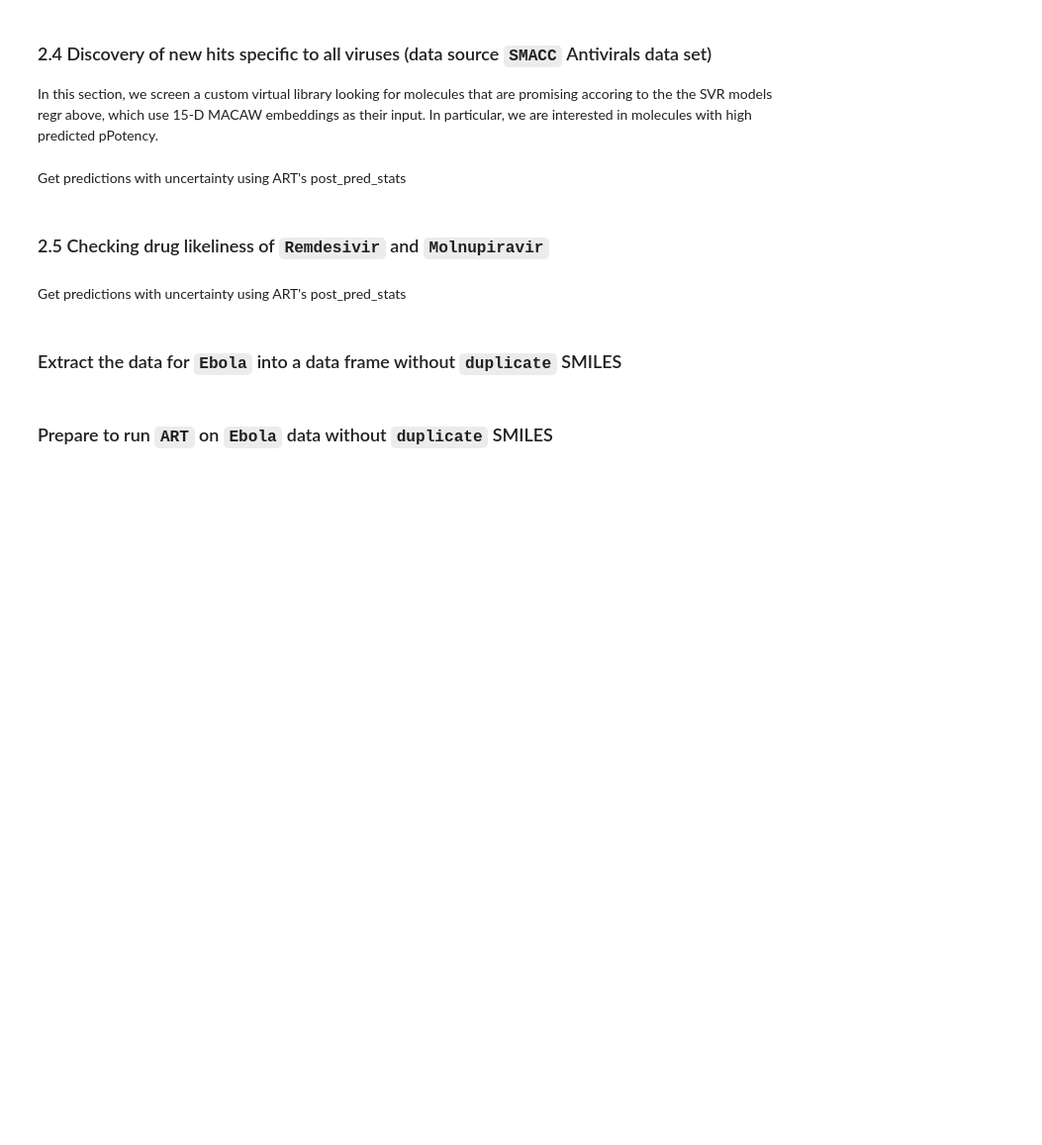
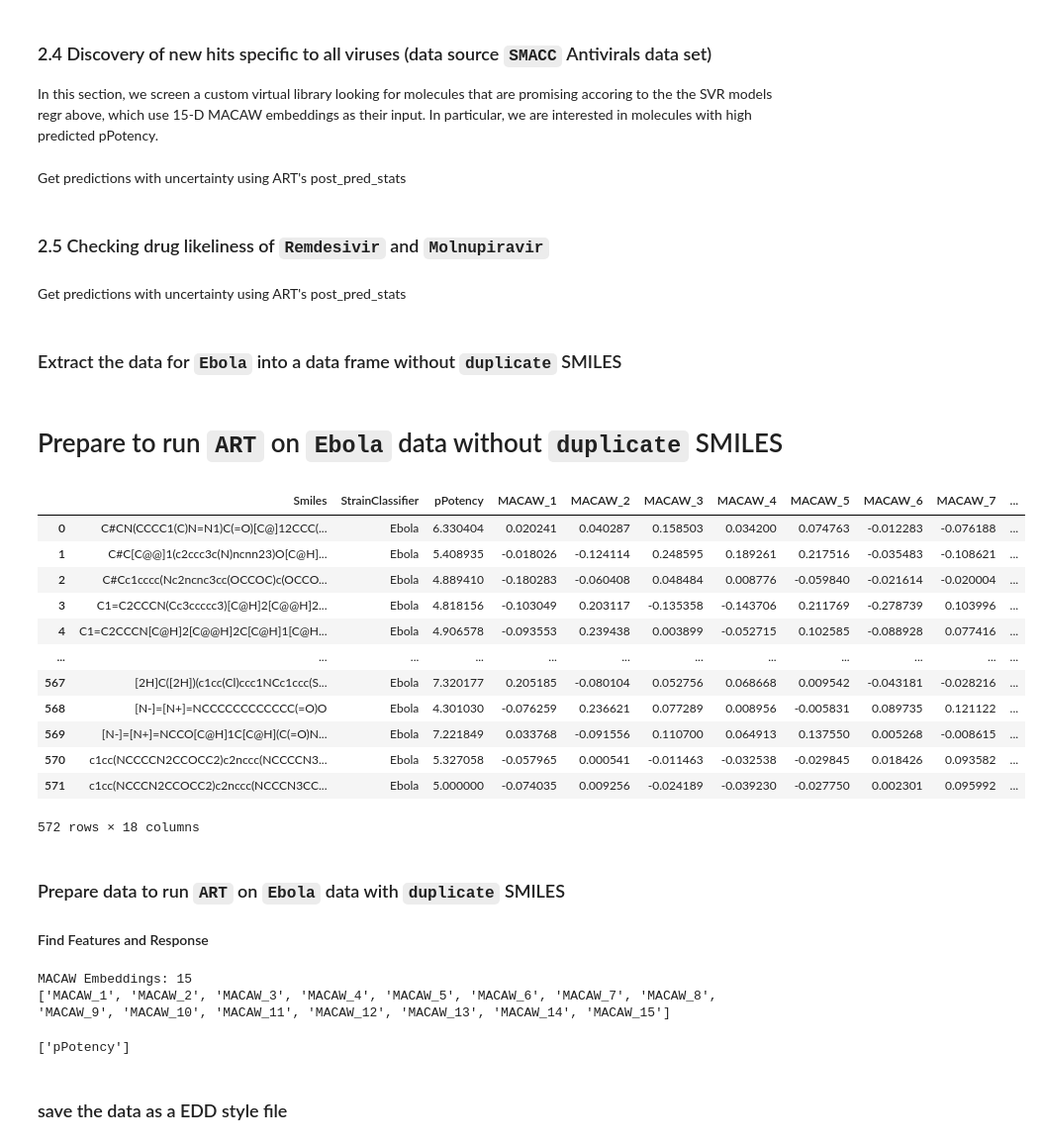
Before and after one commit to soumyadeepghosh35/DTRA_ART, a Jupyter notebook: DTRA_project_notebooks/Step5_ART_Ebola.ipynb, the cells around one changed output. Shown at 99% size. Drawn from its saved outputs; the diff is of its cells as text; code cells hidden in the pictures; blank space fills up the shorter version.

```diff
--- a/DTRA_project_notebooks/Step5_ART_Ebola.ipynb
+++ b/DTRA_project_notebooks/Step5_ART_Ebola.ipynb
@@ -469,4 +451,32 @@ DTRA_target_antivirals_predicted
 EbolaVirusData_chEMBL_noDuplicates = pd.read_csv(modelBuildingDataDir + "EbolaVirusData_chEMBL_wMACAW_noDuplicates_MLready.csv")
 EbolaVirusData_chEMBL_noDuplicates
 # %% [markdown]
-### Prepare to run `ART` on `Ebola` data without `duplicate` SMILES
+# Prepare to run `ART` on `Ebola` data without `duplicate` SMILES
+# %%
+combinedEbolaVirusData_chEMBL_noDuplicates_wMACAW = pd.read_csv(modelBuildingDataDir + "combinedEbolaVirusData_chEMBL_noDuplicates_wMACAW.csv")
+combinedEbolaVirusData_chEMBL_noDuplicates_wMACAW
+# %% [output]
+|  | Smiles | StrainClassifier | pPotency | MACAW_1 | MACAW_2 | MACAW_3 | MACAW_4 | MACAW_5 | MACAW_6 | MACAW_7 | ... |
+| 0 | C#CN(CCCC1(C)N=N1)C(=O)[C@]12CCC(... | Ebola | 6.330404 | 0.020241 | 0.040287 | 0.158503 | 0.034200 | 0.074763 | -0.012283 | -0.076188 | ... |
+| 1 | C#C[C@@]1(c2ccc3c(N)ncnn23)O[C@H]... | Ebola | 5.408935 | -0.018026 | -0.124114 | 0.248595 | 0.189261 | 0.217516 | -0.035483 | -0.108621 | ... |
+| 2 | C#Cc1cccc(Nc2ncnc3cc(OCCOC)c(OCCO... | Ebola | 4.889410 | -0.180283 | -0.060408 | 0.048484 | 0.008776 | -0.059840 | -0.021614 | -0.020004 | ... |
+| 3 | C1=C2CCCN(Cc3ccccc3)[C@H]2[C@@H]2... | Ebola | 4.818156 | -0.103049 | 0.203117 | -0.135358 | -0.143706 | 0.211769 | -0.278739 | 0.103996 | ... |
+| 4 | C1=C2CCCN[C@H]2[C@@H]2C[C@H]1[C@H... | Ebola | 4.906578 | -0.093553 | 0.239438 | 0.003899 | -0.052715 | 0.102585 | -0.088928 | 0.077416 | ... |
+| ... | ... | ... | ... | ... | ... | ... | ... | ... | ... | ... | ... |
+| 567 | [2H]C([2H])(c1cc(Cl)ccc1NCc1ccc(S... | Ebola | 7.320177 | 0.205185 | -0.080104 | 0.052756 | 0.068668 | 0.009542 | -0.043181 | -0.028216 | ... |
+| 568 | [N-]=[N+]=NCCCCCCCCCCCC(=O)O | Ebola | 4.301030 | -0.076259 | 0.236621 | 0.077289 | 0.008956 | -0.005831 | 0.089735 | 0.121122 | ... |
+| 569 | [N-]=[N+]=NCCO[C@H]1C[C@H](C(=O)N... | Ebola | 7.221849 | 0.033768 | -0.091556 | 0.110700 | 0.064913 | 0.137550 | 0.005268 | -0.008615 | ... |
+| 570 | c1cc(NCCCCN2CCOCC2)c2nccc(NCCCCN3... | Ebola | 5.327058 | -0.057965 | 0.000541 | -0.011463 | -0.032538 | -0.029845 | 0.018426 | 0.093582 | ... |
+| 571 | c1cc(NCCCN2CCOCC2)c2nccc(NCCCN3CC... | Ebola | 5.000000 | -0.074035 | 0.009256 | -0.024189 | -0.039230 | -0.027750 | 0.002301 | 0.095992 | ... |
+572 rows × 18 columns
+# %% [markdown]
+### Prepare data to run `ART` on `Ebola` data with `duplicate` SMILES
+
+#### Find Features and Response
+# %%
+input_var = [col for col in combinedEbolaVirusData_chEMBL_noDuplicates_wMACAW.columns if col.startswith('MACAW_')]
+print(f"MACAW Embeddings: {len(input_var)}")
+print(input_var)
+# %% [output]
+MACAW Embeddings: 15
+['MACAW_1', 'MACAW_2', 'MACAW_3', 'MACAW_4', 'MACAW_5', 'MACAW_6', 'MACAW_7', 'MACAW_8', 'MACAW_9', 'MACAW_10', 'MACAW_11', 'MACAW_12', 'MACAW_13', 'MACAW_14', 'MACAW_15']
@@ -472,0 +485,5 @@ EbolaVirusData_chEMBL_noDuplicates
+# %%
+response_var = ["pPotency"]
+print(response_var)
+# %% [output]
+['pPotency']
@@ -472,0 +492,2 @@ EbolaVirusData_chEMBL_noDuplicates
+# %% [markdown]
+### save the data as a EDD style file
```
Also changed, not shown: parts of 10 cells of this notebook, 4 other files.
